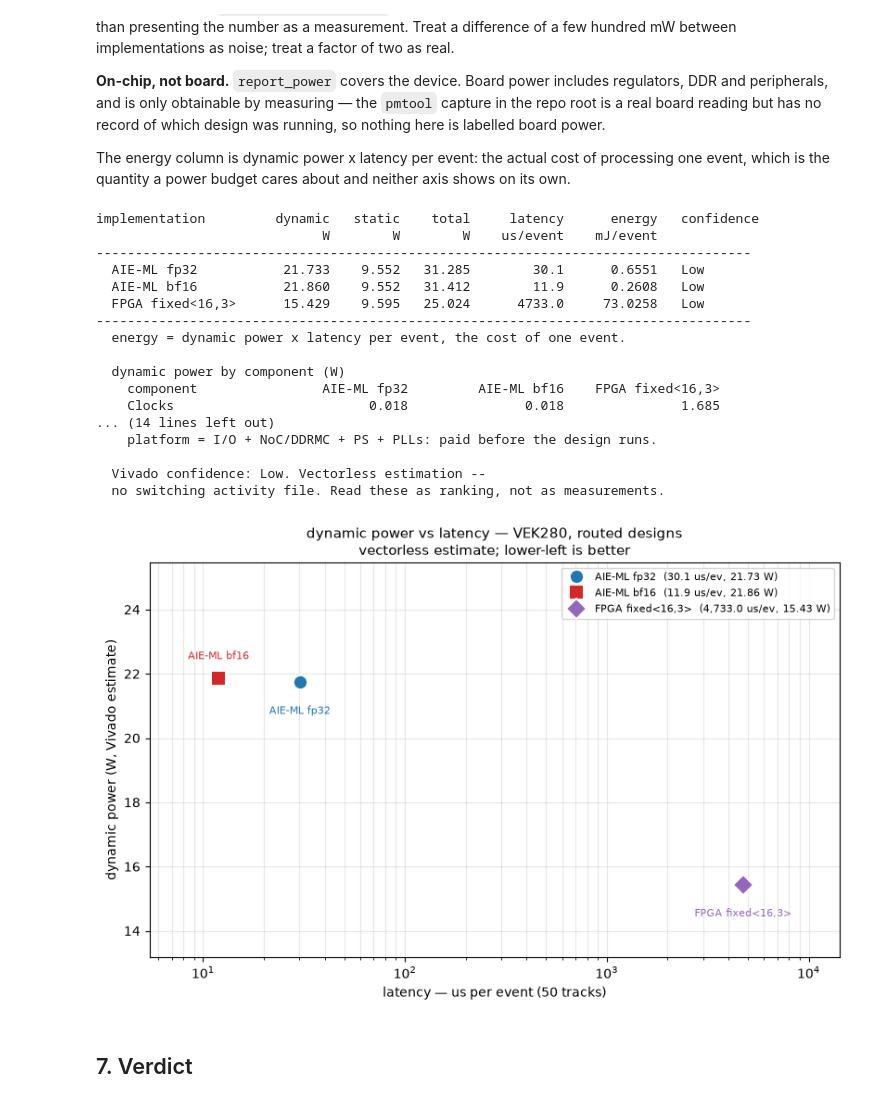
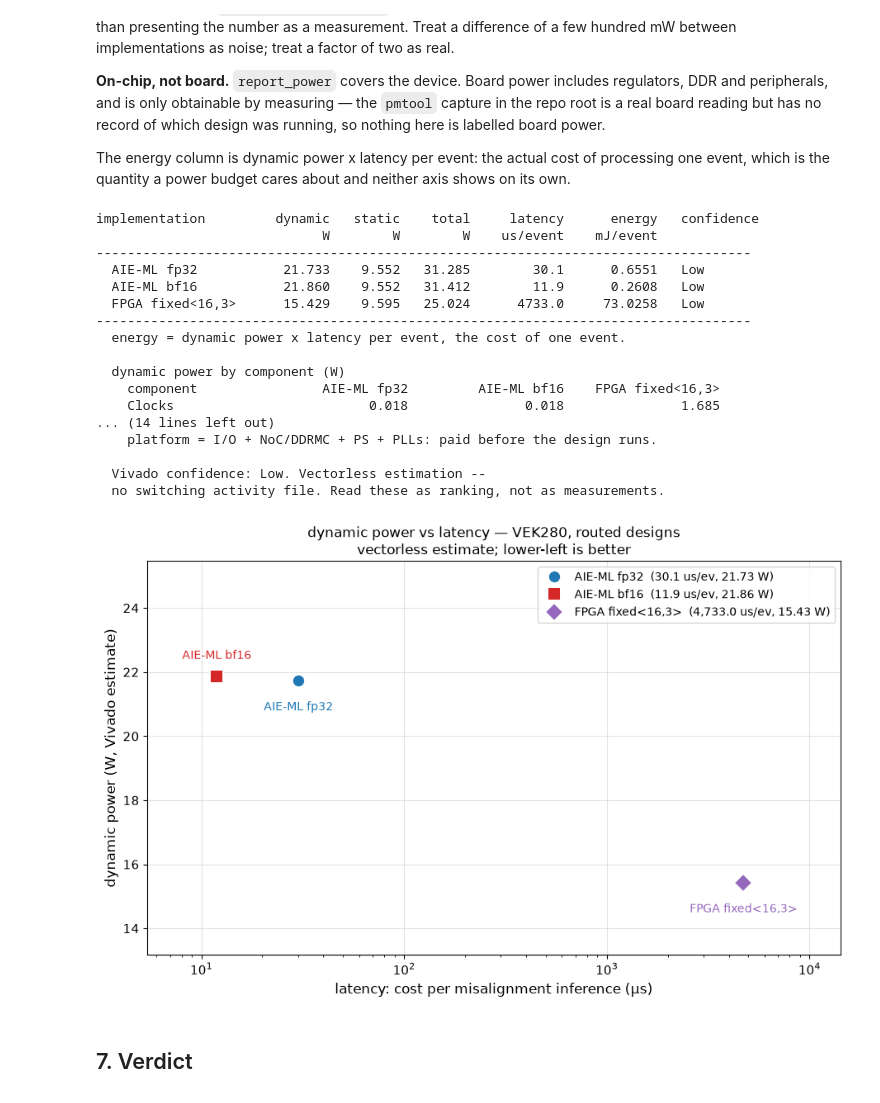
Before and after one commit to AkshayMalige/rtda_demo, a Jupyter notebook: analysis/rtda_compare.ipynb, the cells around one changed output. Cells and saved outputs as stored; diff of their text form; code cells hidden in the pictures.

```diff
--- a/analysis/rtda_compare.ipynb
+++ b/analysis/rtda_compare.ipynb
@@ -1138,7 +1222,7 @@ else:
         print(f'\n  Vivado confidence: {", ".join(sorted(conf))}. Vectorless estimation --'
               '\n  no switching activity file. Read these as ranking, not as measurements.')
 
-    fig, ax = plt.subplots(figsize=(8, 5.2), constrained_layout=True)
+    fig, ax = plt.subplots(figsize=(9, 5.8), constrained_layout=True)
     MARK = {'aie_fp32': 'o', 'aie_bf16': 's', 'pl_fixed': 'D'}
     for impl in have:
         x, y = LAT[impl]['us_ev'], PWR[impl]['dynamic']
@@ -1147,7 +1231,7 @@ else:
         _above = y >= max(PWR[i]['dynamic'] for i in have)
         ax.annotate(LABEL[impl], (x, y), textcoords='offset points',
                     xytext=(0, 13 if _above else -18), ha='center',
-                    va='bottom' if _above else 'top', fontsize=8, color=COL[impl])
+                    va='bottom' if _above else 'top', fontsize=10, color=COL[impl])
 
     ax.set_xscale('log')
     _xs = [LAT[i]['us_ev'] for i in have]
@@ -1155,39 +1239,43 @@ else:
     ax.set_xlim(min(_xs) / 2.2, max(_xs) * 3.0)
     _pad = max(0.15, (max(_ys) - min(_ys)) * 0.35)
     ax.set_ylim(max(0, min(_ys) - _pad), max(_ys) + _pad * 1.6)
-    ax.set_xlabel('latency — us per event (50 tracks)')
-    ax.set_ylabel('dynamic power (W, Vivado estimate)')
+    ax.set_xlabel('latency: cost per misalignment inference (µs)', fontsize=12)
+    ax.set_ylabel('dynamic power (W, Vivado estimate)', fontsize=12)
+    ax.tick_params(axis='both', which='major', labelsize=11)
     ax.set_title('dynamic power vs latency — VEK280, routed designs\n'
-                 'vectorless estimate; lower-left is better', fontsize=11)
-    ax.grid(alpha=.3, which='both')
-    ax.legend(fontsize=8, loc='best')
+                 'vectorless estimate; lower-left is better', fontsize=12.5)
+    # Grid on the LABELLED ticks only -- the x axis is log, and its minor ticks
+    # carry no number, so a line at each is texture rather than a reference.
+    ax.grid(True, which='major', alpha=.35)
+    ax.grid(False, which='minor')
+    ax.legend(fontsize=10, loc='best')
     _save = globals().get('save_fig',
                           lambda f, n: f.savefig(OUTD / n, dpi=140, bbox_inches='tight'))
     _save(fig, 'power_vs_latency.png')
     plt.show()
 
     missing = [i for i in IMPLS if i not in PWR]
     if missing:
         print('\n  no power report yet for: ' + ', '.join(LABEL[i] for i in missing))
 # %% [output]
 implementation         dynamic   static    total     latency      energy   confidence
                              W        W        W    us/event    mJ/event
 ------------------------------------------------------------------------------------
   AIE-ML fp32           21.733    9.552   31.285        30.1      0.6551   Low
   AIE-ML bf16           21.860    9.552   31.412        11.9      0.2608   Low
   FPGA fixed<16,3>      15.429    9.595   25.024      4733.0     73.0258   Low
 ------------------------------------------------------------------------------------
   energy = dynamic power x latency per event, the cost of one event.
 
   dynamic power by component (W)
     component                AIE-ML fp32         AIE-ML bf16    FPGA fixed<16,3>
     Clocks                         0.018               0.018               1.685
 ... (14 lines left out)
     platform = I/O + NoC/DDRMC + PS + PLLs: paid before the design runs.
 
   Vivado confidence: Low. Vectorless estimation --
   no switching activity file. Read these as ranking, not as measurements.
-[figure, old version]
+[figure, new version]
 # %% [markdown]
 ## 7. Verdict
 # %%
```
Also changed, not shown: parts of 2 cells of this notebook.
